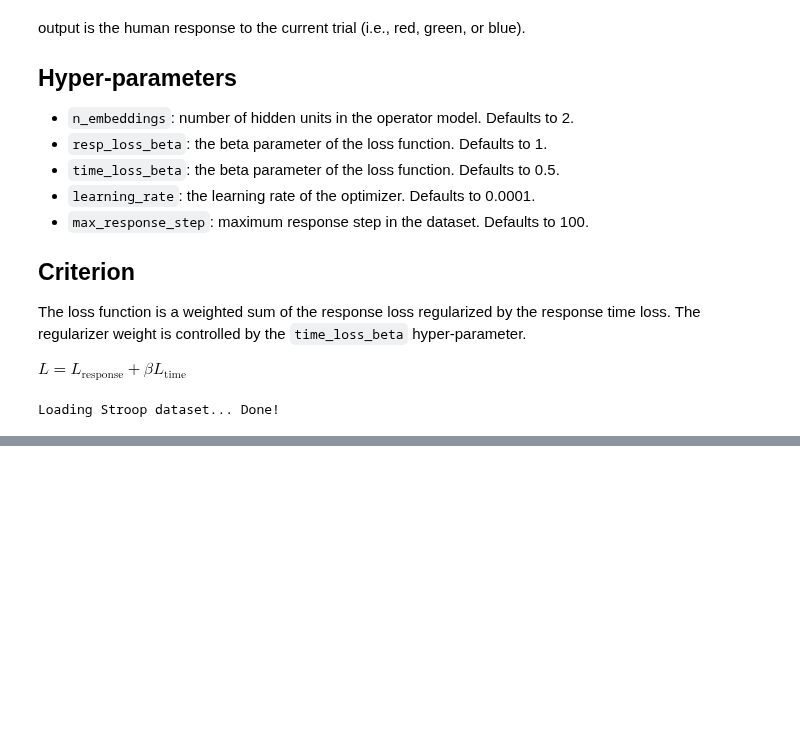
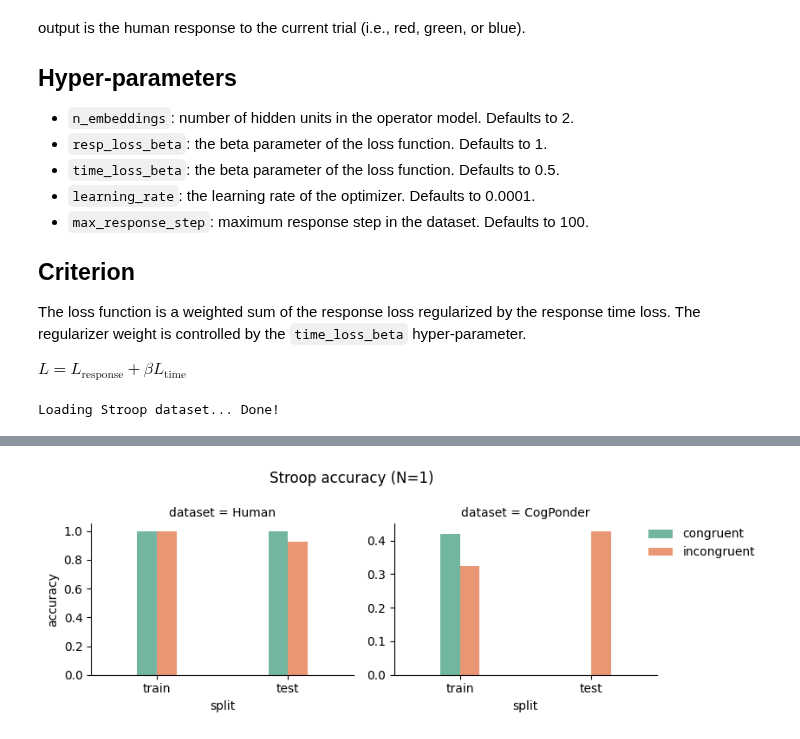
Before and after one commit to morteza/CogPonder, a Jupyter notebook: notebooks/Stroop (Fixed HP).ipynb, the cells around one changed output, grey strips where cells are left out. Cells and saved outputs as stored; diff of their text form; code cells hidden in the pictures; blank space fills up the shorter version.

```diff
--- a/notebooks/Stroop (Fixed HP).ipynb
+++ b/notebooks/Stroop (Fixed HP).ipynb
@@ -200,3 +217,49 @@ RT test  mean (pred/true): 1.25, 77.88
+# %%
+# plot CogPonder accuracy (single subject)
+
+cong_train_corrects = np.where(trial_types_train == 1, y_train_pred == y_train, np.nan)
+incong_train_corrects = np.where(trial_types_train == 0, y_train_pred == y_train, np.nan)
+
+cong_test_corrects = np.where(trial_types_test == 1, y_test_pred == y_test, np.nan)
+incong_test_corrects = np.where(trial_types_test == 0, y_test_pred == y_test, np.nan)
+
+human_cong_train_corrects = np.where(trial_types_train == 1, is_corrects_train, np.nan)
+human_incong_train_corrects = np.where(trial_types_train == 0, is_corrects_train, np.nan)
+
+human_cong_test_corrects = np.where(trial_types_test == 1, is_corrects_test, np.nan)
+human_incong_test_corrects = np.where(trial_types_test == 0, is_corrects_test, np.nan)
+
+plot_data = pd.DataFrame({
+    ('CogPonder', 'congruent', 'train', np.nanmean(cong_train_corrects)),
+    ('CogPonder', 'incongruent', 'train', np.nanmean(incong_train_corrects)),
+    ('CogPonder', 'congruent', 'test', np.nanmean(cong_test_corrects)),
+    ('CogPonder', 'incongruent', 'test', np.nanmean(incong_test_corrects)),
+    ('Human', 'congruent', 'train', np.nanmean(human_cong_train_corrects)),
+    ('Human', 'incongruent', 'train', np.nanmean(human_incong_train_corrects)),
+    ('Human', 'congruent', 'test', np.nanmean(human_cong_test_corrects)),
+    ('Human', 'incongruent', 'test', np.nanmean(human_incong_test_corrects)),
+
+}, columns=['dataset', 'condition', 'split', 'accuracy'])
+
+g = sns.FacetGrid(
+    data=plot_data, col='dataset',
+    palette='Blues',
+    col_order=['Human', 'CogPonder'],
+    sharey=False, sharex=False, height=3, aspect=1)
+
+g.map(sns.barplot, 'split', 'accuracy', 'condition',
+      width=.3, order=['train', 'test'],
+      hue_order=['congruent', 'incongruent'],
+      palette='Set2')
+
+g.add_legend(loc='upper left', bbox_to_anchor=(.95, .8))
+
+plt.suptitle('Stroop accuracy (N=1)')
+plt.tight_layout()
+plt.savefig('outputs/figures/cogponder_stroop_accuracy.png', bbox_inches='tight', dpi=300)
+plt.show()
+# %% [output]
+[figure, added]
 # %%
 # prepare plotting data
 
```
Also changed, not shown: parts of 6 cells of this notebook, 1 other file.
